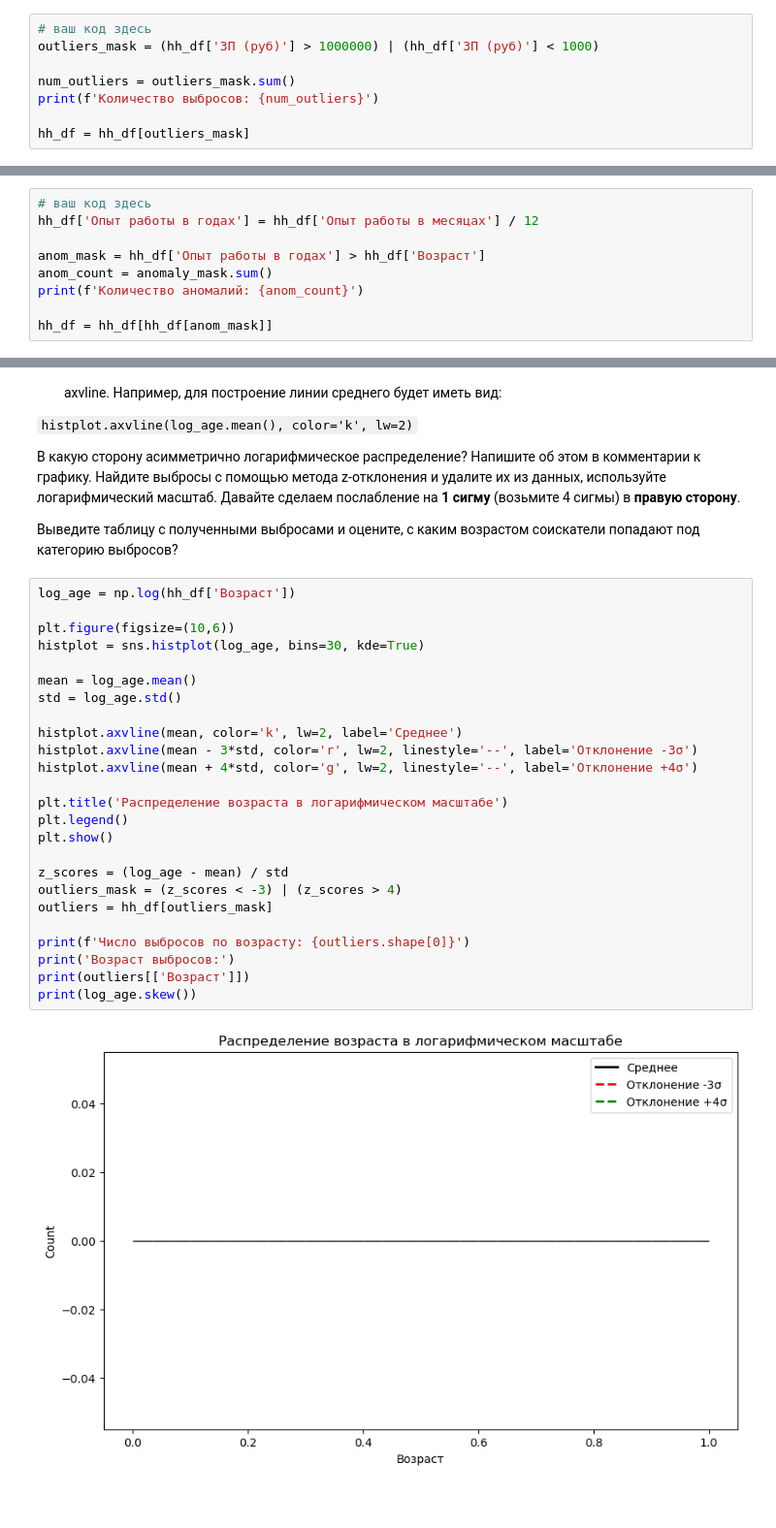
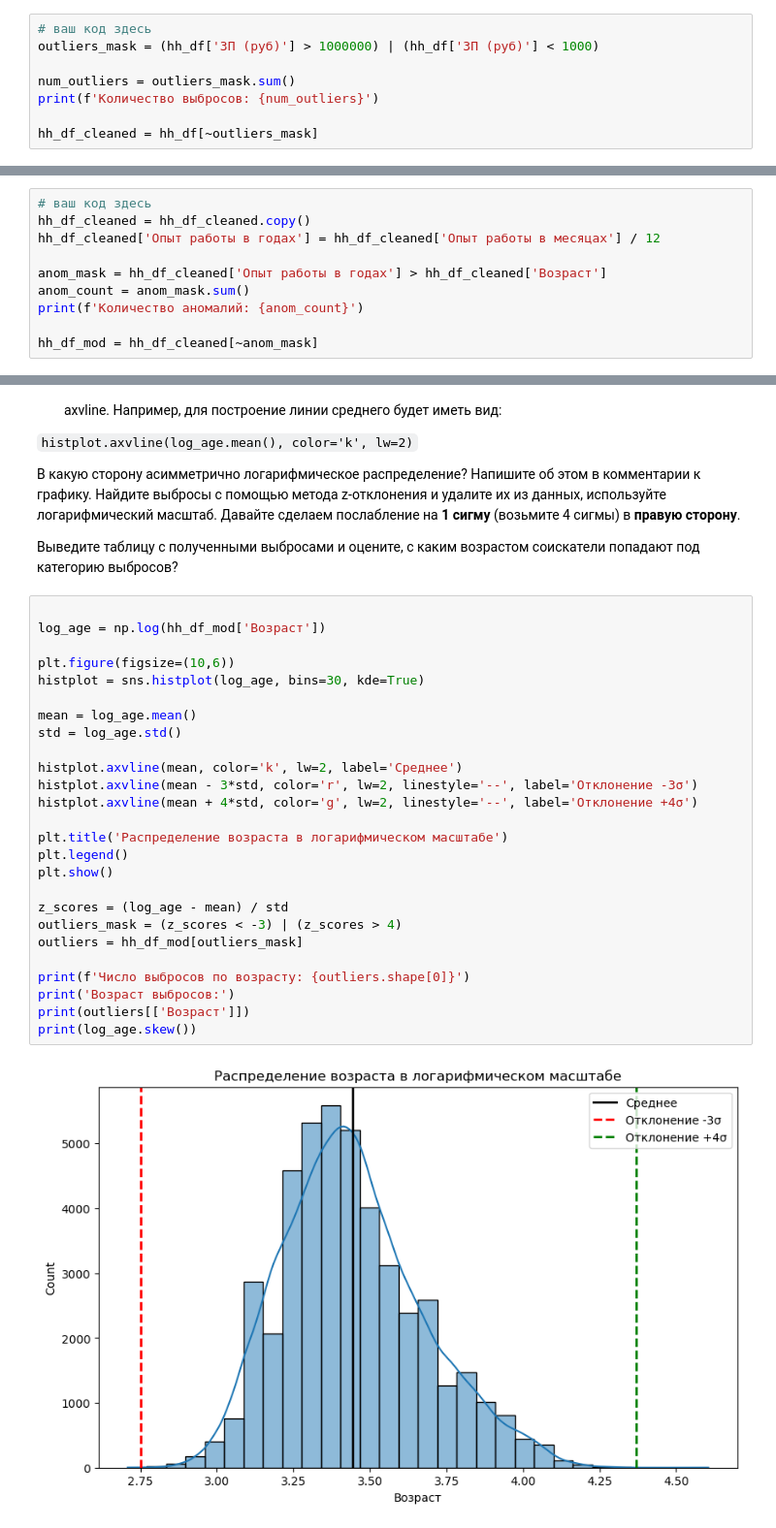
Before and after one commit to nezhablack/hh-project, a Jupyter notebook: Python_для_анализа_данных__Итоговыи__проект_Ноутбук-шаблон.ipynb, the cells around one changed output, grey strips where cells are left out. Shown at 97% size. Saved outputs shown, nothing was run; the diff lists cells and outputs as text; blank space fills up the shorter version.

```diff
--- a/Python_для_анализа_данных__Итоговыи__проект_Ноутбук-шаблон.ipynb
+++ b/Python_для_анализа_данных__Итоговыи__проект_Ноутбук-шаблон.ipynb
@@ -905,20 +905,21 @@ outliers_mask = (hh_df['ЗП (руб)'] > 1000000) | (hh_df['ЗП (руб)'] < 1
 num_outliers = outliers_mask.sum()
 print(f'Количество выбросов: {num_outliers}')
 
-hh_df = hh_df[outliers_mask]
+hh_df_cleaned = hh_df[~outliers_mask]
 # %% [output]
 Количество выбросов: 89
 # %% [markdown]
 5. В процессе разведывательного анализа мы обнаружили резюме, в которых **опыт работы в годах превышал возраст соискателя**. Найдите такие резюме и удалите их из данных
 # %%
 # ваш код здесь
-hh_df['Опыт работы в годах'] = hh_df['Опыт работы в месяцах'] / 12
+hh_df_cleaned = hh_df_cleaned.copy()
+hh_df_cleaned['Опыт работы в годах'] = hh_df_cleaned['Опыт работы в месяцах'] / 12
 
-anom_mask = hh_df['Опыт работы в годах'] > hh_df['Возраст']
-anom_count = anomaly_mask.sum()
+anom_mask = hh_df_cleaned['Опыт работы в годах'] > hh_df_cleaned['Возраст']
+anom_count = anom_mask.sum()
 print(f'Количество аномалий: {anom_count}')
 
-hh_df = hh_df[hh_df[anom_mask]]
+hh_df_mod = hh_df_cleaned[~anom_mask]
 # %% [output]
 Количество аномалий: 7
 # %% [markdown]
@@ -931,29 +932,30 @@ hh_df = hh_df[hh_df[anom_mask]]
 
 Выведите таблицу с полученными выбросами и оцените, с каким возрастом соискатели попадают под категорию выбросов?
 # %%
-log_age = np.log(hh_df['Возраст'])
+
+log_age = np.log(hh_df_mod['Возраст'])
 
 plt.figure(figsize=(10,6))
 histplot = sns.histplot(log_age, bins=30, kde=True)
 
 mean = log_age.mean()
 std = log_age.std()
 
 histplot.axvline(mean, color='k', lw=2, label='Среднее')
 histplot.axvline(mean - 3*std, color='r', lw=2, linestyle='--', label='Отклонение -3σ')
 histplot.axvline(mean + 4*std, color='g', lw=2, linestyle='--', label='Отклонение +4σ')
 
 plt.title('Распределение возраста в логарифмическом масштабе')
 plt.legend()
 plt.show()
 
 z_scores = (log_age - mean) / std
 outliers_mask = (z_scores < -3) | (z_scores > 4)
-outliers = hh_df[outliers_mask]
+outliers = hh_df_mod[outliers_mask]
 
 print(f'Число выбросов по возрасту: {outliers.shape[0]}')
 print('Возраст выбросов:')
 print(outliers[['Возраст']])
 print(log_age.skew())
 # %% [output]
-[figure, old version]
+[figure, new version]
```
Also changed, not shown: parts of 1 cell of this notebook, 1 other file.
